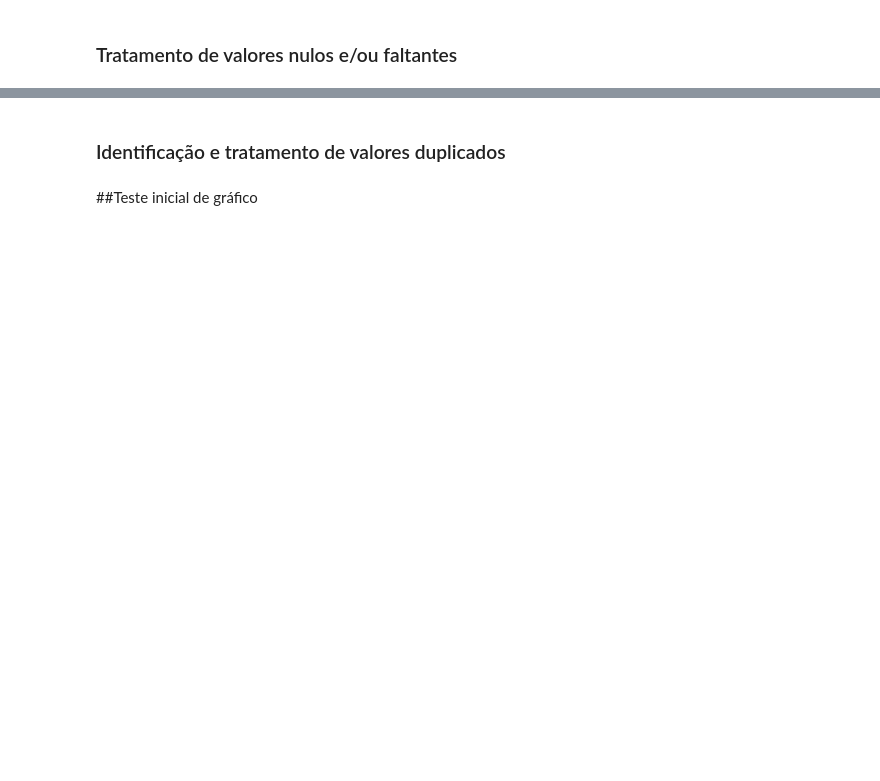
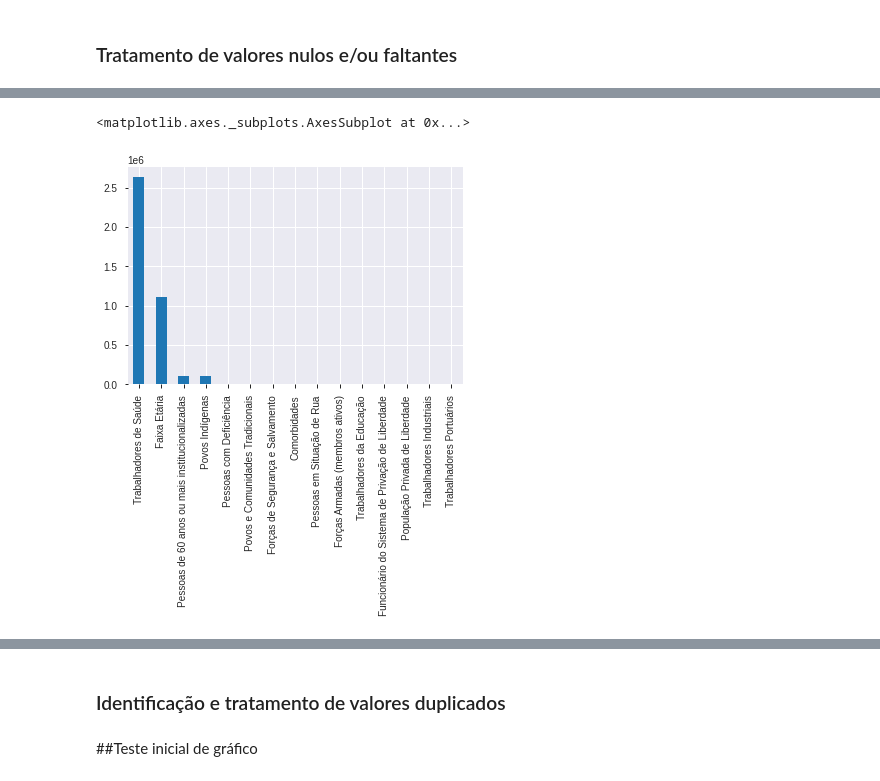
Before and after one commit to massaoiwanaga/topespsi, a Jupyter notebook: TESI_VAC_COVID.ipynb, the cells around one changed output, grey strips where cells are left out. Cells and saved outputs as stored; diff of their text form; code cells hidden in the pictures; blank space fills up the shorter version.

```diff
--- a/TESI_VAC_COVID.ipynb
+++ b/TESI_VAC_COVID.ipynb
@@ -283,0 +361,5 @@ dtype: int64
+# %%
+df_vacinacao['vacina_categoria_nome'].value_counts().plot.bar()
+# %% [output]
+<matplotlib.axes._subplots.AxesSubplot at 0x...>
+[figure, added]
```
Also changed, not shown: parts of 22 cells of this notebook.
